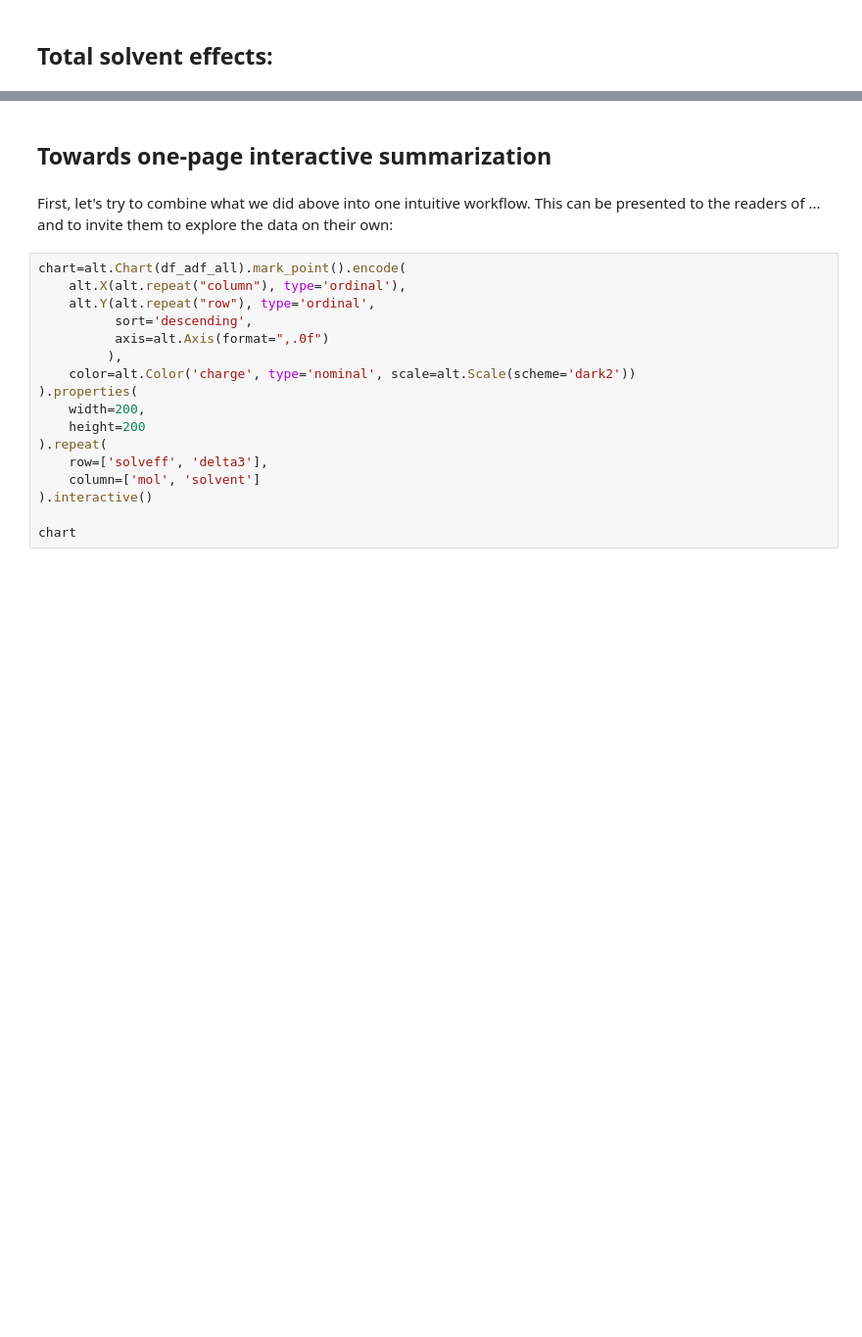
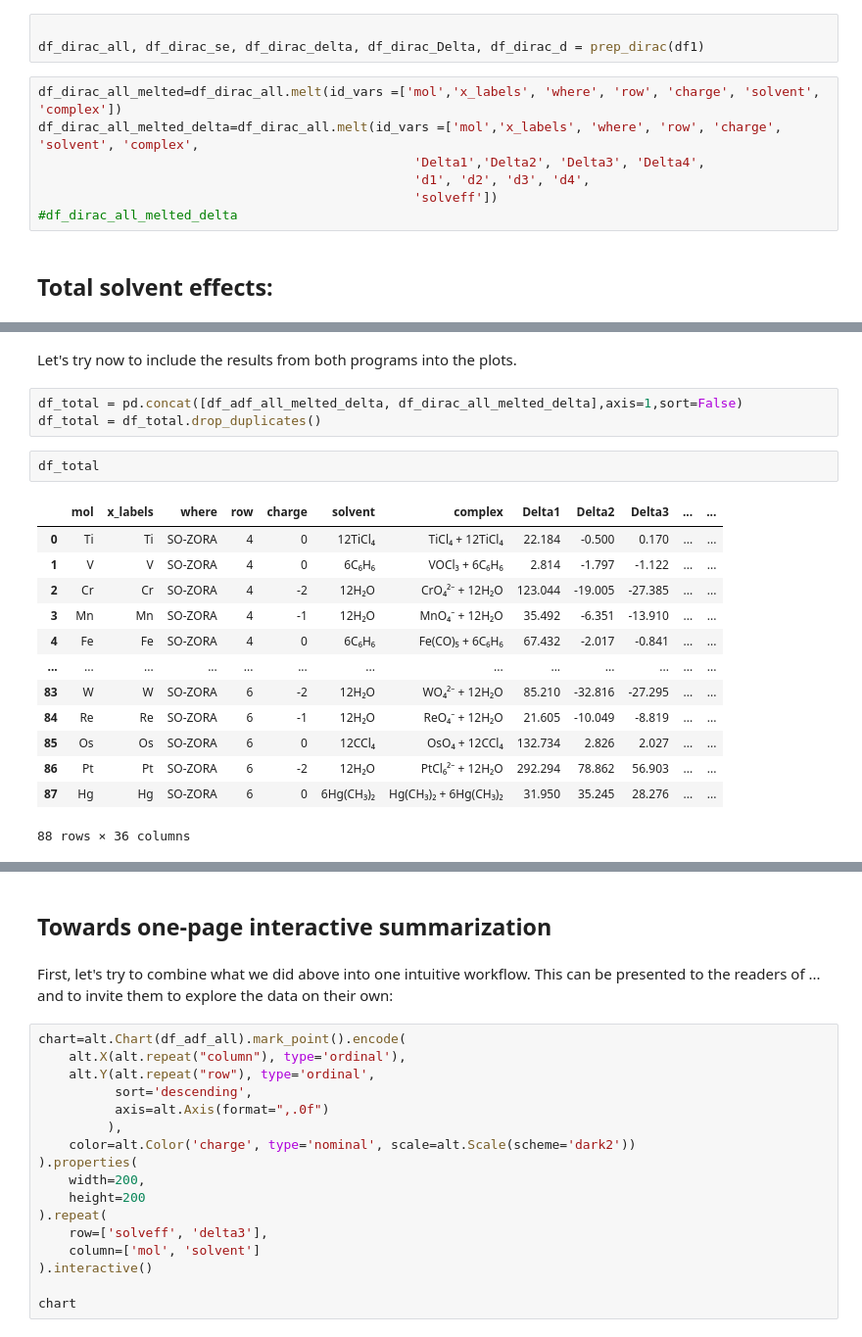
Before and after one commit to gosiao/gosiao.github.com, a Jupyter notebook: _posts/altair-interactive-files/notebook.ipynb, the cells around one changed output, grey strips where cells are left out. Shown: that part at 98% size. Cells and saved outputs as stored; diff of their text form; blank space fills up the shorter version.

```diff
--- a/_posts/altair-interactive-files/notebook.ipynb
+++ b/_posts/altair-interactive-files/notebook.ipynb
@@ -317,3 +288,13 @@ df_adf_all_melted_delta
+# %%
+
+df_dirac_all, df_dirac_se, df_dirac_delta, df_dirac_Delta, df_dirac_d = prep_dirac(df1)
+# %%
+df_dirac_all_melted=df_dirac_all.melt(id_vars =['mol','x_labels', 'where', 'row', 'charge', 'solvent', 'complex'])
+df_dirac_all_melted_delta=df_dirac_all.melt(id_vars =['mol','x_labels', 'where', 'row', 'charge', 'solvent', 'complex',
+                                                 'Delta1','Delta2', 'Delta3', 'Delta4',
+                                                 'd1', 'd2', 'd3', 'd4',
+                                                 'solveff'])
+#df_dirac_all_melted_delta
 # %% [markdown]
 ## Total solvent effects:
 # %% [markdown]
@@ -462,3 +456,24 @@ layer2=def_layer(delta2_points, delta2_text)
 layer2
 # %% [output]
 [interactive output not drawn]
+# %% [markdown]
+Let's try now to include the results from both programs into the plots.
+# %%
+df_total = pd.concat([df_adf_all_melted_delta, df_dirac_all_melted_delta],axis=1,sort=False)
+df_total = df_total.drop_duplicates()
+# %%
+df_total
+# %% [output]
+|  | mol | x_labels | where | row | charge | solvent | complex | Delta1 | Delta2 | Delta3 | ... | ... |
+| 0 | Ti | Ti | SO-ZORA | 4 | 0 | 12TiCl₄ | TiCl₄ + 12TiCl₄ | 22.184 | -0.500 | 0.170 | ... | ... |
+| 1 | V | V | SO-ZORA | 4 | 0 | 6C₆H₆ | VOCl₃ + 6C₆H₆ | 2.814 | -1.797 | -1.122 | ... | ... |
+| 2 | Cr | Cr | SO-ZORA | 4 | -2 | 12H₂O | CrO₄²⁻ + 12H₂O | 123.044 | -19.005 | -27.385 | ... | ... |
+| 3 | Mn | Mn | SO-ZORA | 4 | -1 | 12H₂O | MnO₄⁻ + 12H₂O | 35.492 | -6.351 | -13.910 | ... | ... |
+| 4 | Fe | Fe | SO-ZORA | 4 | 0 | 6C₆H₆ | Fe(CO)₅ + 6C₆H₆ | 67.432 | -2.017 | -0.841 | ... | ... |
+| ... | ... | ... | ... | ... | ... | ... | ... | ... | ... | ... | ... | ... |
+| 83 | W | W | SO-ZORA | 6 | -2 | 12H₂O | WO₄²⁻ + 12H₂O | 85.210 | -32.816 | -27.295 | ... | ... |
+| 84 | Re | Re | SO-ZORA | 6 | -1 | 12H₂O | ReO₄⁻ + 12H₂O | 21.605 | -10.049 | -8.819 | ... | ... |
+| 85 | Os | Os | SO-ZORA | 6 | 0 | 12CCl₄ | OsO₄ + 12CCl₄ | 132.734 | 2.826 | 2.027 | ... | ... |
+| 86 | Pt | Pt | SO-ZORA | 6 | -2 | 12H₂O | PtCl₆²⁻ + 12H₂O | 292.294 | 78.862 | 56.903 | ... | ... |
+| 87 | Hg | Hg | SO-ZORA | 6 | 0 | 6Hg(CH₃)₂ | Hg(CH₃)₂ + 6Hg(CH₃)₂ | 31.950 | 35.245 | 28.276 | ... | ... |
+88 rows × 36 columns
```
Also changed, not shown: parts of 13 cells of this notebook.
